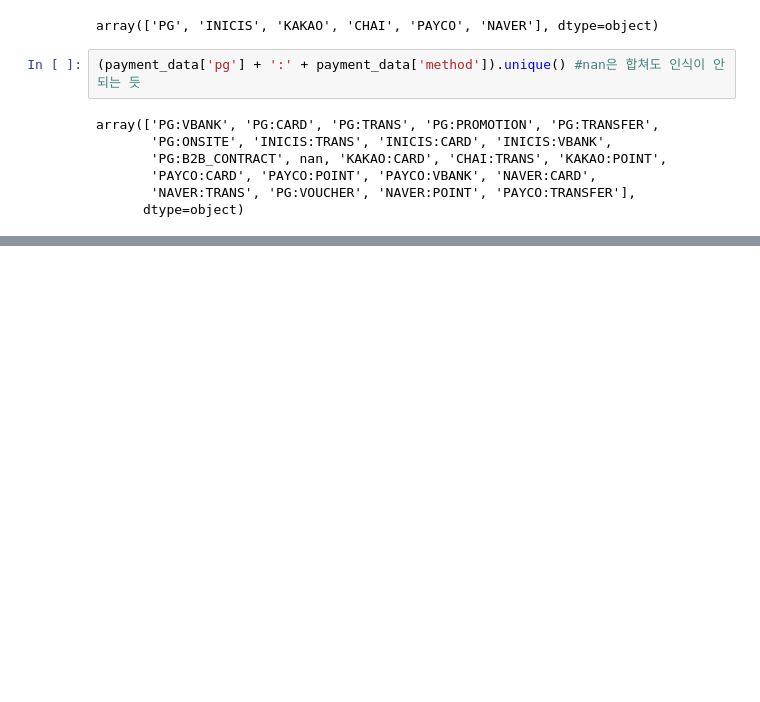
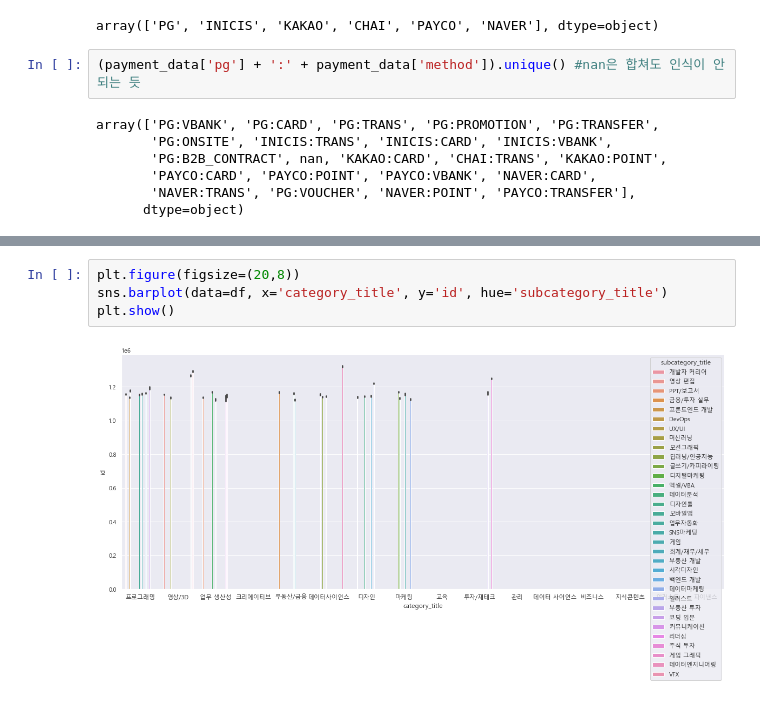
Before and after one commit to yd-online3/fc_miniproject, a Jupyter notebook: fc_mini_chansupark.ipynb, the cells around one changed output, grey strips where cells are left out. Cells and saved outputs as stored; diff of their text form; blank space fills up the shorter version.

```diff
--- a/fc_mini_chansupark.ipynb
+++ b/fc_mini_chansupark.ipynb
@@ -282,0 +352,6 @@ plt.show()
+# %%
+plt.figure(figsize=(20,8))
+sns.barplot(data=df, x='category_title', y='id', hue='subcategory_title')
+plt.show()
+# %% [output]
+[figure, added]
```
Also changed, not shown: parts of 33 cells of this notebook.
